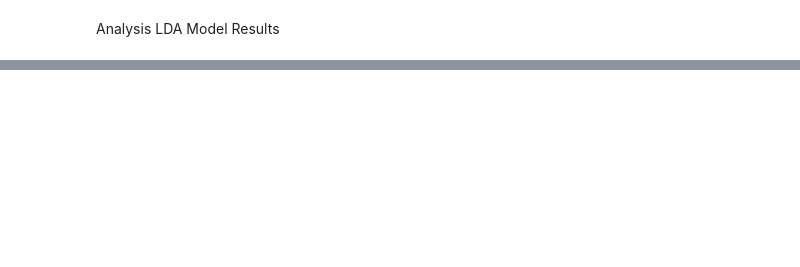
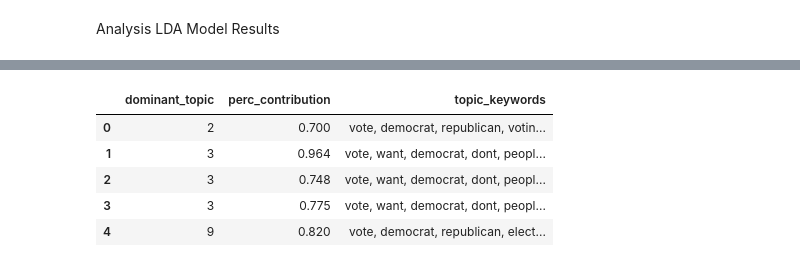
Before and after one commit to pd-illinois/CS410Googolplex, a Jupyter notebook: pd_topic_analysis.ipynb, the cells around one changed output, grey strips where cells are left out. Saved outputs shown, nothing was run; the diff lists cells and outputs as text; code cells hidden in the pictures; blank space fills up the shorter version.

```diff
--- a/pd_topic_analysis.ipynb
+++ b/pd_topic_analysis.ipynb
@@ -265,0 +267,29 @@ topic
+# %%
+data_dict = {'dominant_topic':[], 'perc_contribution':[], 'topic_keywords':[]}
+
+for i, row in enumerate(lda_model[corpus]):
+    #print(i)
+    row = sorted(row, key=lambda x: x[1], reverse=True)
+    #print(row)
+    for j, (topic_num, prop_topic) in enumerate(row):
+        wp = lda_model.show_topic(topic_num)
+        topic_keywords = ", ".join([word for word, prop in wp])
+        data_dict['dominant_topic'].append(int(topic_num))
+        data_dict['perc_contribution'].append(round(prop_topic, 3))
+        data_dict['topic_keywords'].append(topic_keywords)
+        #print(topic_keywords)
+        break
+
+df_topics = pd.DataFrame(data_dict)
+
+contents = pd.Series(texts)
+
+#df_topics['post'] = df['post']
+df_topics.head()
+# %% [output]
+|  | dominant_topic | perc_contribution | topic_keywords |
+| 0 | 2 | 0.700 | vote, democrat, republican, votin... |
+| 1 | 3 | 0.964 | vote, want, democrat, dont, peopl... |
+| 2 | 3 | 0.748 | vote, want, democrat, dont, peopl... |
+| 3 | 3 | 0.775 | vote, want, democrat, dont, peopl... |
+| 4 | 9 | 0.820 | vote, democrat, republican, elect... |
```
Also changed, not shown: parts of 19 cells of this notebook, 27 other files.
